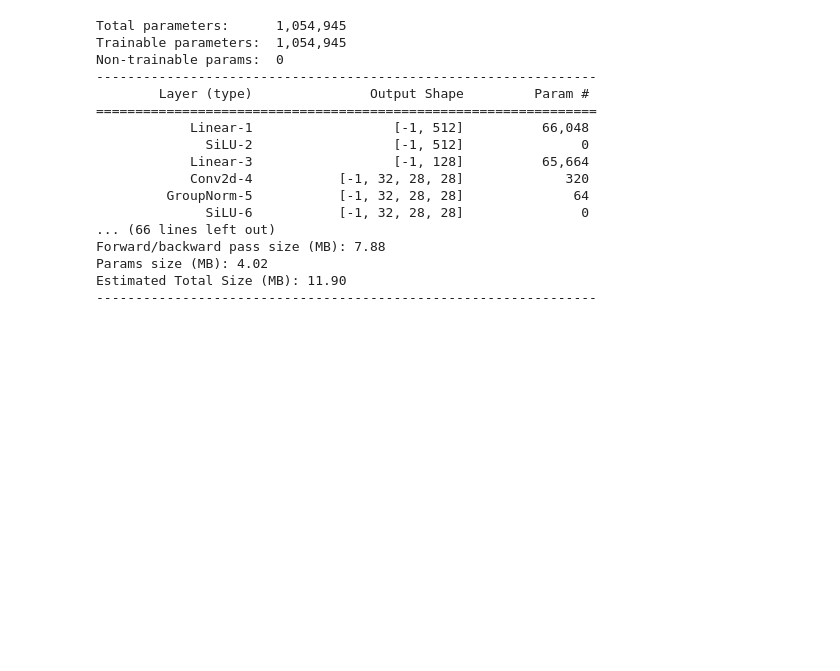
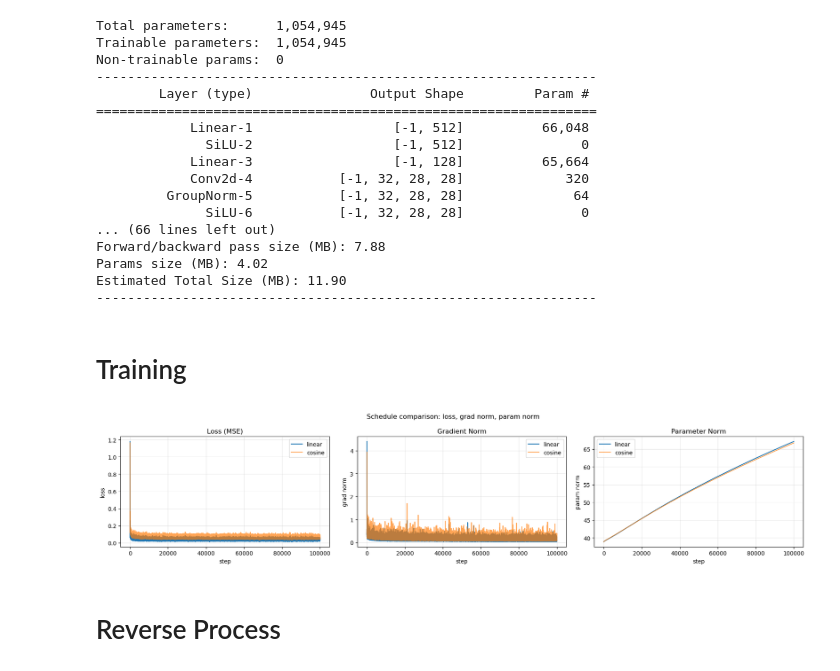
Before and after one commit to HaiderDawoodKhan/DDPM-From-Scratch, a Jupyter notebook: visualizations.ipynb, the cells around one changed output. Saved outputs shown, nothing was run; the diff lists cells and outputs as text; code cells hidden in the pictures; blank space fills up the shorter version.

Commit message:
Diffusion from First Principles (Train + Evaluation)

```diff
--- a/visualizations.ipynb
+++ b/visualizations.ipynb
@@ -212,3 +241,61 @@ Forward/backward pass size (MB): 7.88
 Params size (MB): 4.02
 Estimated Total Size (MB): 11.90
 ----------------------------------------------------------------
+# %% [markdown]
+# Training
+# %%
+# Optional: overlay training curves from matched-compute runs
+import csv
+
+def load_training_metrics(path):
+    if not path.exists():
+        return [], [], [], []
+    steps, losses, grad_norms, param_norms = [], [], [], []
+    with path.open('r', newline='') as f:
+        reader = csv.DictReader(f)
+        for row in reader:
+            steps.append(int(row['step']))
+            losses.append(float(row['loss']))
+            grad_norms.append(float(row.get('grad_norm', 0.0)))
+            param_norms.append(float(row.get('param_norm', 0.0)))
+    return steps, losses, grad_norms, param_norms
+# %%
+log_linear = ROOT / 'PA1' / 'outputs' / 'training' / 'linear_scheduler' / 'train_log.csv'
+log_cosine = ROOT / 'PA1' / 'outputs' / 'training' / 'cosine_scheduler' / 'train_log.csv'
+
+s_lin, l_lin, g_lin, p_lin = load_training_metrics(log_linear)
+s_cos, l_cos, g_cos, p_cos = load_training_metrics(log_cosine)
+
+fig, ax = plt.subplots(1, 3, figsize=(18, 4))
+
+ax[0].plot(s_lin, l_lin, label='linear')
+ax[0].plot(s_cos, l_cos, label='cosine', alpha=0.7)
+ax[0].set_title('Loss (MSE)')
+ax[0].set_xlabel('step')
+ax[0].set_ylabel('loss')
+ax[0].grid(alpha=0.3)
+ax[0].legend()
+
+ax[1].plot(s_lin, g_lin, label='linear')
+ax[1].plot(s_cos, g_cos, label='cosine', alpha=0.7)
+ax[1].set_title('Gradient Norm')
+ax[1].set_xlabel('step')
+ax[1].set_ylabel('grad norm')
+ax[1].grid(alpha=0.3)
+ax[1].legend()
+
+ax[2].plot(s_lin, p_lin, label='linear')
+ax[2].plot(s_cos, p_cos, label='cosine', alpha=0.7)
+ax[2].set_title('Parameter Norm')
+ax[2].set_xlabel('step')
+ax[2].set_ylabel('param norm')
+ax[2].grid(alpha=0.3)
+ax[2].legend()
+
+plt.suptitle('Schedule comparison: loss, grad norm, param norm')
+plt.tight_layout()
+plt.show()
+# %% [output]
+[figure, added]
+# %% [markdown]
+# Reverse Process
```
Also changed, not shown: parts of 18 cells of this notebook, 15 other files.
